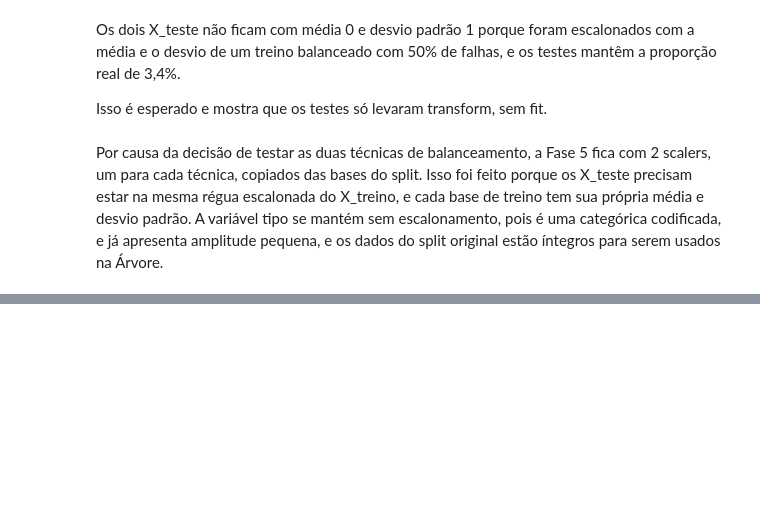
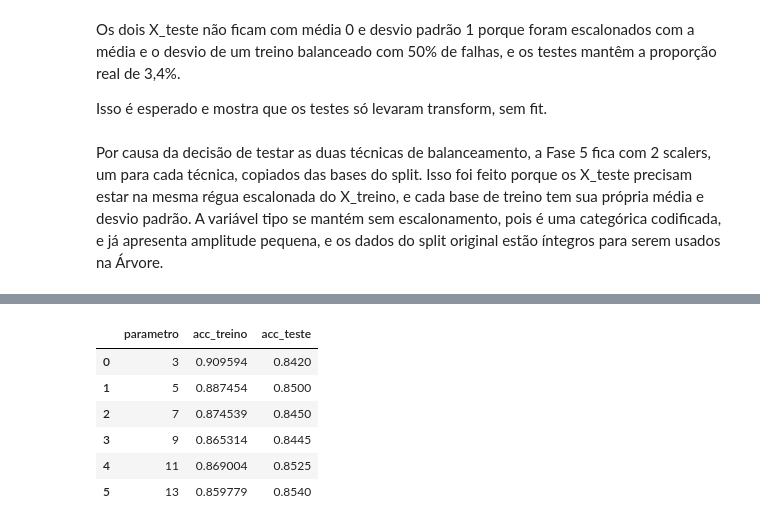
Before and after one commit to filipester/manutencao_preditiva, a Jupyter notebook: manutencao_preditiva.ipynb, the cells around one changed output, grey strips where cells are left out. Saved outputs shown, nothing was run; the diff lists cells and outputs as text; code cells hidden in the pictures; blank space fills up the shorter version.

```diff
--- a/manutencao_preditiva.ipynb
+++ b/manutencao_preditiva.ipynb
@@ -492,0 +520,21 @@ Por causa da decisão de testar as duas técnicas de balanceamento, a Fase 5 fic
+# %%
+# KNN com técnica Random Under Sampler
+
+resultados = []
+for valor in [3, 5, 7, 9, 11, 13]:
+    modelo = KNeighborsClassifier(n_neighbors=valor)
+    modelo.fit(X_rus_esc, y_rus) # type: ignore
+    resultados.append({'parametro': str(valor),
+                        'acc_treino': modelo.score(X_rus_esc, y_rus),
+                        'acc_teste': modelo.score(X_teste_esc_rus, y_teste)})
+
+
+pd.DataFrame(resultados)
+# %% [output]
+|  | parametro | acc_treino | acc_teste |
+| 0 | 3 | 0.909594 | 0.8420 |
+| 1 | 5 | 0.887454 | 0.8500 |
+| 2 | 7 | 0.874539 | 0.8450 |
+| 3 | 9 | 0.865314 | 0.8445 |
+| 4 | 11 | 0.869004 | 0.8525 |
+| 5 | 13 | 0.859779 | 0.8540 |
```
Also changed, not shown: parts of 5 cells of this notebook.
